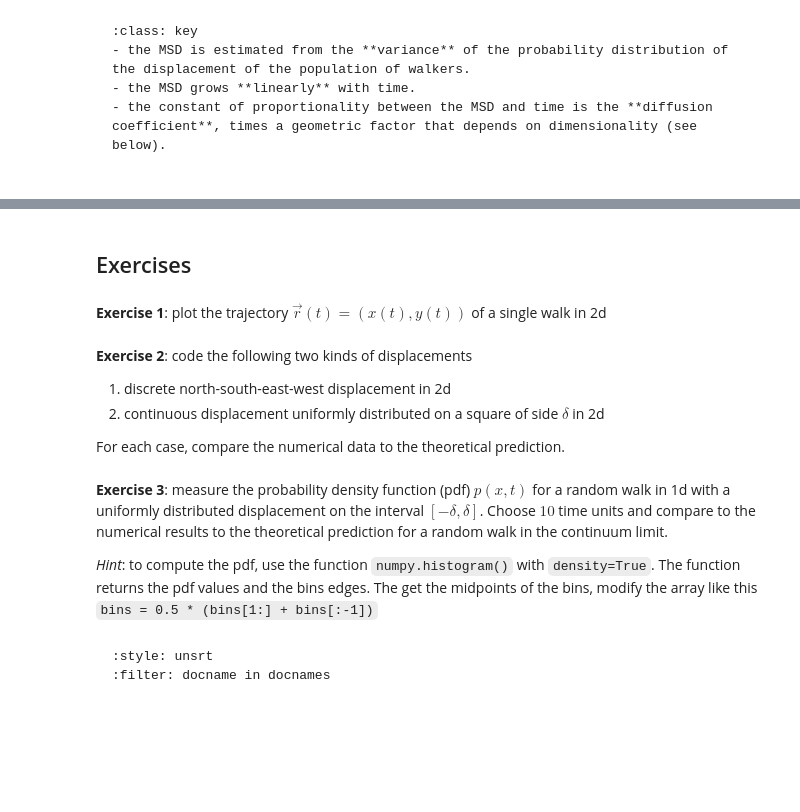
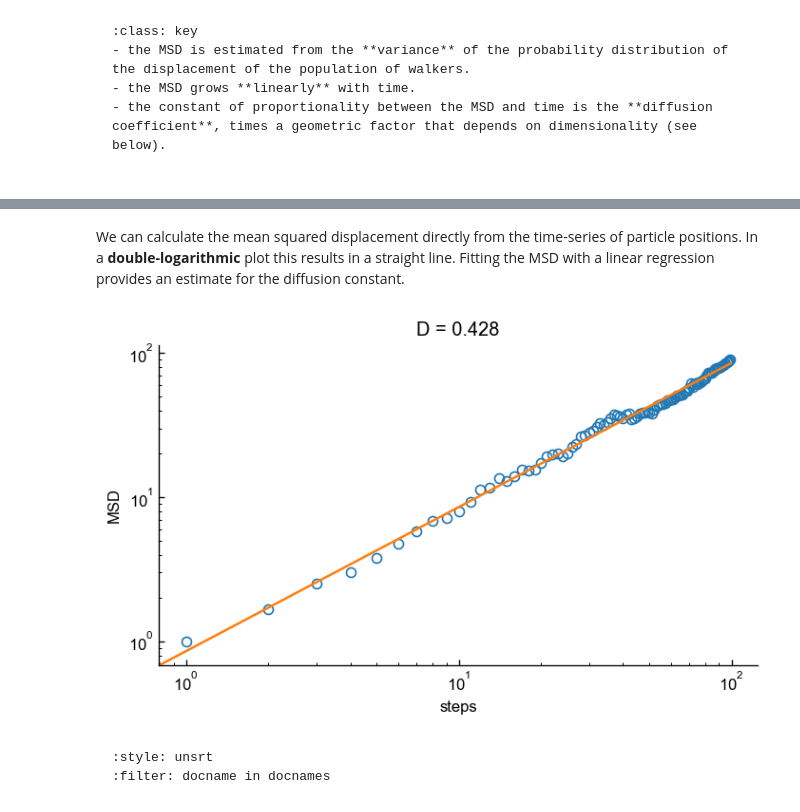
Before and after one commit to FTurci/mirror-handbook-particle-sim, a Jupyter notebook: contents/rw.ipynb, the cells around one changed output, grey strips where cells are left out. Drawn from its saved outputs; the diff is of its cells as text; code cells hidden in the pictures; blank space fills up the shorter version.

````diff
--- a/contents/rw.ipynb
+++ b/contents/rw.ipynb
@@ -259,18 +231,24 @@ Some hidden toggle content!
-# %% [markdown]
-## Exercises
-# %% [markdown]
-**Exercise 1**: plot the trajectory $\vec{r}(t) = (x(t), y(t))$ of a single walk in 2d
-# %% [markdown]
-**Exercise 2**: code the following two kinds of displacements
-
-1. discrete north-south-east-west displacement in 2d
-2. continuous displacement uniformly distributed on a square of side $\delta$ in 2d
-
-For each case, compare the numerical data to the theoretical prediction.
-# %% [markdown]
-**Exercise 3**: measure the probability density function (pdf) $p(x,t)$ for a random walk in 1d with a uniformly distributed displacement on the interval $[-\delta, \delta]$. Choose $10$ time units and compare to the numerical results to the theoretical prediction for a random walk in the continuum limit.
-
-*Hint*: to compute the pdf, use the function `numpy.histogram()` with `density=True`. The function returns the pdf values and the bins edges. The get the midpoints of the bins, modify the array like this ```bins = 0.5 * (bins[1:] + bins[:-1])```
+# %% [markdown]
+We can calculate the mean squared displacement directly from the time-series of particle positions. In a **double-logarithmic** plot this results in a straight line. Fitting the MSD with a linear regression provides an estimate for the diffusion constant.
+# %%
+from statistics import linear_regression
+
+N = 100
+M = 100
+positions = naive_random_walker(N, M, dims=1)
+t = np.arange(N)
+msd = np.mean((positions - positions[0]) ** 2, axis=1)
+# linear fit with zero intercept. transform msd in column vector
+slope, intercept = linear_regression(t, msd, proportional=True)
+
+plt.loglog(t, msd,'o', mfc='None')
+plt.loglog(t,slope*t)
+plt.title(f"D = {slope/2:.3f}")
+plt.xlabel("steps")
+plt.ylabel("MSD")
+plt.show()
+# %% [output]
+[figure, added]
 # %% [markdown]
 ```{bibliography}
 :style: unsrt
````
Also changed, not shown: parts of 5 cells of this notebook, 2 other files.
